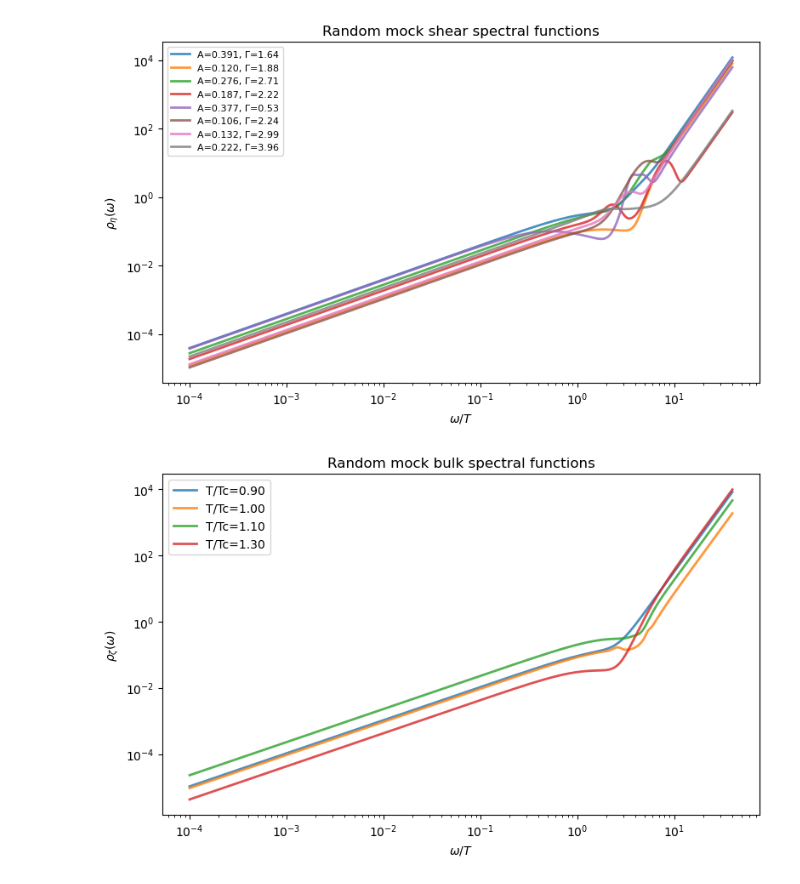
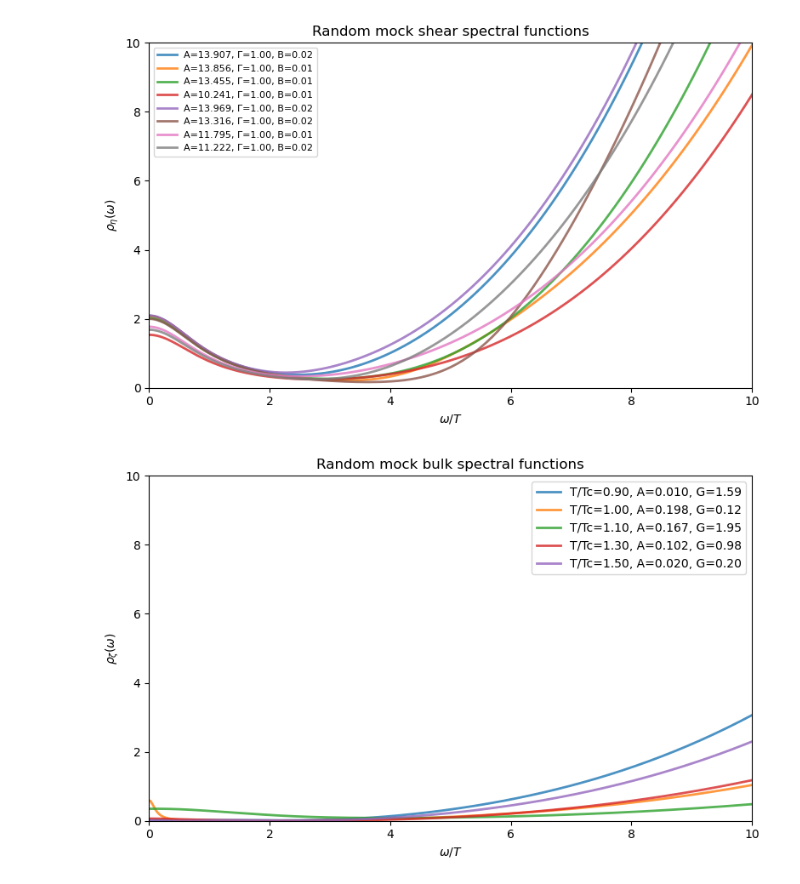
Before and after one commit to whiplaaash/Spectral_density, a Jupyter notebook: spectra.ipynb, the cells around one changed output. Cells and saved outputs as stored; diff of their text form; code cells hidden in the pictures.

Commit message:
adapted shear spectral functions to the ansatz from the lattice paper

```diff
--- a/spectra.ipynb
+++ b/spectra.ipynb
@@ -51,7 +51,7 @@ def gaussian_bump(w, amp, mu, sigma, power=1):
     return amp * (w ** power) * np.exp(-0.5 * ((w - mu) / sigma) ** 2)
 
 
-def lorentzian_transport_peak(w, A, Gamma):
+def lorentzian_transport_peak(w, T, A, Gamma):
     """
     IR transport peak:
         rho_IR(w) = A * w / (1 + (w/Gamma)^2)
@@ -60,7 +60,7 @@ def lorentzian_transport_peak(w, A, Gamma):
         rho(w)/w -> A as w -> 0
     So viscosity is proportional to A.
     """
-    return A * w / (1.0 + (w / Gamma) ** 2)
+    return A * w * T * (Gamma**2)/(Gamma**2 + w**2)
 
 
 # ============================================================
@@ -78,6 +78,7 @@ class ShearParams:
     bump_amps: Optional[np.ndarray] = None
     bump_mus: Optional[np.ndarray] = None
     bump_sigmas: Optional[np.ndarray] = None
+    T: float = 1.0
 
 
 @dataclass
@@ -109,11 +110,11 @@ def rho_shear(w, params: ShearParams):
     Here we use a simple UV tail ~ w^4 * switch(w).
     """
     # IR transport
-    rho_ir = lorentzian_transport_peak(w, params.A, params.Gamma)
+    rho_ir = lorentzian_transport_peak(w, params.T, params.A, params.Gamma)
 
     # UV tail
     uv_switch = smooth_switch(w, Lambda=params.Lambda_uv, sharpness=params.sharpness_uv)
-    rho_uv = params.B * (w ** 4) * uv_switch
+    rho_uv = params.B * ((w*T) ** 4) * uv_switch
 
     # Mid-frequency structure
     rho_mid = np.zeros_like(w)
@@ -121,7 +122,8 @@ def rho_shear(w, params: ShearParams):
         for amp, mu, sigma in zip(params.bump_amps, params.bump_mus, params.bump_sigmas):
             rho_mid += gaussian_bump(w, amp=amp, mu=mu, sigma=sigma, power=3)
 
-    rho = rho_ir + rho_mid + rho_uv
+    #rho = rho_ir + rho_mid + rho_uv
+    rho = rho_ir + rho_uv
 
     # Safety
     rho = np.maximum(rho, 0.0)
@@ -147,7 +149,7 @@ def rho_bulk(w, params: BulkParams, peak_height=2.0, peak_width=0.12):
 
     A_eff = params.A * enh
 
-    rho_ir = lorentzian_transport_peak(w, A_eff, params.Gamma)
+    rho_ir = lorentzian_transport_peak(w, params.T, A_eff, params.Gamma)
 
     uv_switch = smooth_switch(w, Lambda=params.Lambda_uv, sharpness=params.sharpness_uv)
     rho_uv = params.D * (w ** 4) * uv_switch
@@ -167,14 +169,16 @@ def rho_bulk(w, params: BulkParams, peak_height=2.0, peak_width=0.12):
 # 4. Random parameter generators
 # ============================================================
 
-def sample_shear_params(rng=np.random.default_rng()) -> ShearParams:
+def sample_shear_params(T=1.0, rng=np.random.default_rng()) -> ShearParams:
     """
     Randomly sample physically plausible mock shear spectral parameters.
     All frequencies are in units of T.
     """
-    A = rng.uniform(0.02, 0.4)          # controls viscosity
-    Gamma = rng.uniform(0.2, 4.0)       # transport width
-    B = rng.uniform(1e-4, 5e-3)         # UV amplitude
+    A=rng.uniform(10.0, 14.0)
+    #A = rng.uniform(0.02, 0.4)          # controls viscosity
+    Gamma = rng.integers(1,5)
+    #Gamma = rng.uniform(0.2, 4.0)       # transport width
+    B = rng.uniform(2e-3, 2e-2)         # UV amplitude
     Lambda_uv = rng.uniform(2.0, 6.0)
     sharpness_uv = rng.uniform(2.0, 8.0)
 
@@ -191,14 +195,16 @@ def sample_shear_params(rng=np.random.default_rng()) -> ShearParams:
 
     return ShearParams(
         A=A,
-        Gamma=Gamma,
+        #Gamma=Gamma,
+        Gamma=1.0,
         B=B,
         Lambda_uv=Lambda_uv,
         sharpness_uv=sharpness_uv,
         n_bumps=n_bumps,
         bump_amps=bump_amps,
         bump_mus=bump_mus,
-        bump_sigmas=bump_sigmas
+        bump_sigmas=bump_sigmas,
+        T=T
     )
 
 
@@ -243,8 +249,8 @@ def sample_bulk_params(T=1.0, Tc=1.0, rng=np.random.default_rng()) -> BulkParams
 # 5. Convenience wrappers
 # ============================================================
 
-def generate_random_shear_spectrum(w, rng=np.random.default_rng()):
-    params = sample_shear_params(rng)
+def generate_random_shear_spectrum(w, T=1.0, rng=np.random.default_rng()):
+    params = sample_shear_params(T=T, rng=rng)
     rho = rho_shear(w, params)
     return rho, params
 
@@ -268,42 +274,48 @@ if __name__ == "__main__":
     # ----- Shear examples -----
     plt.figure(figsize=(8, 5))
     for _ in range(8):
-        rho, params = generate_random_shear_spectrum(w, rng=rng)
-        plt.loglog(w, rho, lw=2, alpha=0.8, label=f"A={params.A:.3f}, Γ={params.Gamma:.2f}")
+        rho, params = generate_random_shear_spectrum(w, T=0.76, rng=rng)
+        plt.plot(w, rho/(w*(T**4)), lw=2, alpha=0.8, label=f"A={params.A:.3f}, Γ={params.Gamma:.2f}, B={params.B:.2f}")
+
+    plt.xlim(0,10)
+    plt.ylim(0,10)
 
     plt.xlabel(r"$\omega/T$")
     plt.ylabel(r"$\rho_\eta(\omega)$")
     plt.title("Random mock shear spectral functions")
     plt.legend(fontsize=8)
     plt.tight_layout()
     plt.show()
 
     # ----- Bulk examples at different temperatures -----
     plt.figure(figsize=(8, 5))
-    for T in [0.9, 1.0, 1.1, 1.3]:
-        rho, params = generate_random_bulk_spectrum(w, T=T, Tc=1.0, rng=rng)
-        plt.loglog(w, rho, lw=2, alpha=0.8, label=f"T/Tc={T:.2f}")
+    for T in [0.9, 1.0, 1.1, 1.3, 1.5]:
+        rho, params = generate_random_bulk_spectrum(w, T=T, Tc=1.0 ,rng=rng)
+        plt.plot(w/T, rho/(w * (T**3)), lw=2, alpha=0.8, label=f"T/Tc={T:.2f}, A={params.A:.3f}, G={params.Gamma:.2f}")
+
+    plt.xlim(0,10)
+    plt.ylim(0,10)
 
     plt.xlabel(r"$\omega/T$")
     plt.ylabel(r"$\rho_\zeta(\omega)$")
     plt.title("Random mock bulk spectral functions")
     plt.legend()
     plt.tight_layout()
     plt.show()
 
     # ----- Plot rho(omega)/omega near small omega -----
     plt.figure(figsize=(8, 5))
     for _ in range(5):
         rho, params = generate_random_shear_spectrum(w, rng=rng)
         plt.semilogx(w, rho / np.maximum(w, 1e-12), lw=2, alpha=0.8)
 
     plt.xlim(1e-4, 3)
     plt.ylim(-1, 1)
     plt.xlabel(r"$\omega/T$")
     plt.ylabel(r"$\rho_\eta(\omega)/\omega$")
     plt.title("Low-frequency shear slope diagnostic")
     plt.tight_layout()
     plt.show()
 # %% [output]
-[figure, old version]
+[figure, new version]
-[figure, old version]
+[figure, new version]
```
Also changed, not shown: parts of 1 cell of this notebook.
